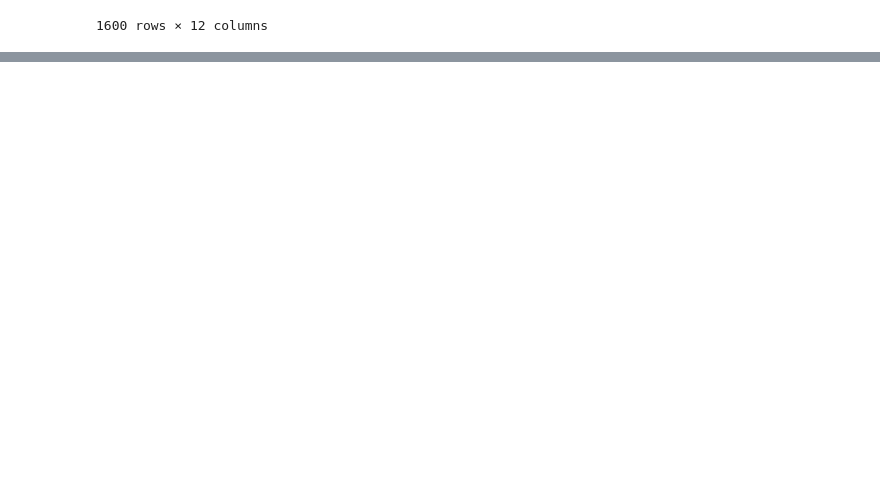
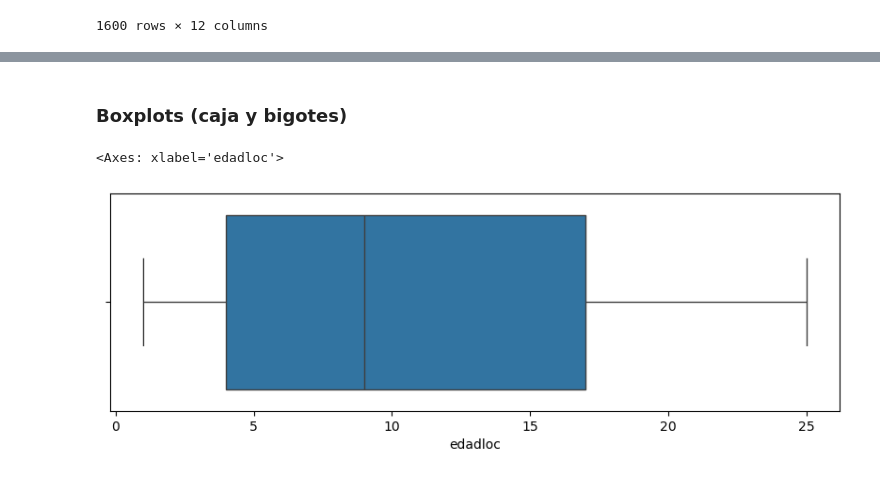
Before and after one commit to Bo-T19/monitoria_python_puj, a Jupyter notebook: sesion_12/matplotlib/sesion_12_matplotlib.ipynb, the cells around one changed output, grey strips where cells are left out. Saved outputs shown, nothing was run; the diff lists cells and outputs as text; code cells hidden in the pictures; blank space fills up the shorter version.

```diff
--- a/sesion_12/matplotlib/sesion_12_matplotlib.ipynb
+++ b/sesion_12/matplotlib/sesion_12_matplotlib.ipynb
@@ -21,0 +94,10 @@ train
+# %% [markdown]
+### Boxplots (caja y bigotes)
+# %%
+#Box plot
+fig, ax = plt.subplots(figsize=(10,3))
+
+sns.boxplot(data=train, x='edadloc', ax=ax )
+# %% [output]
+<Axes: xlabel='edadloc'>
+[figure, added]
```
Also changed, not shown: parts of 24 cells of this notebook.
